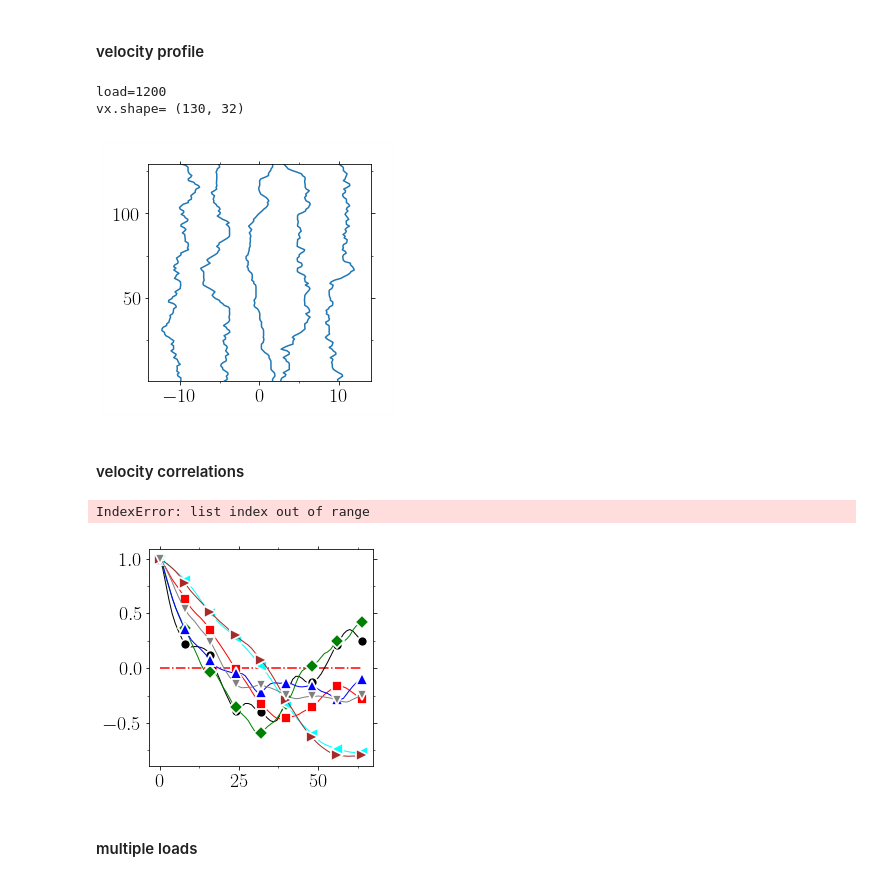
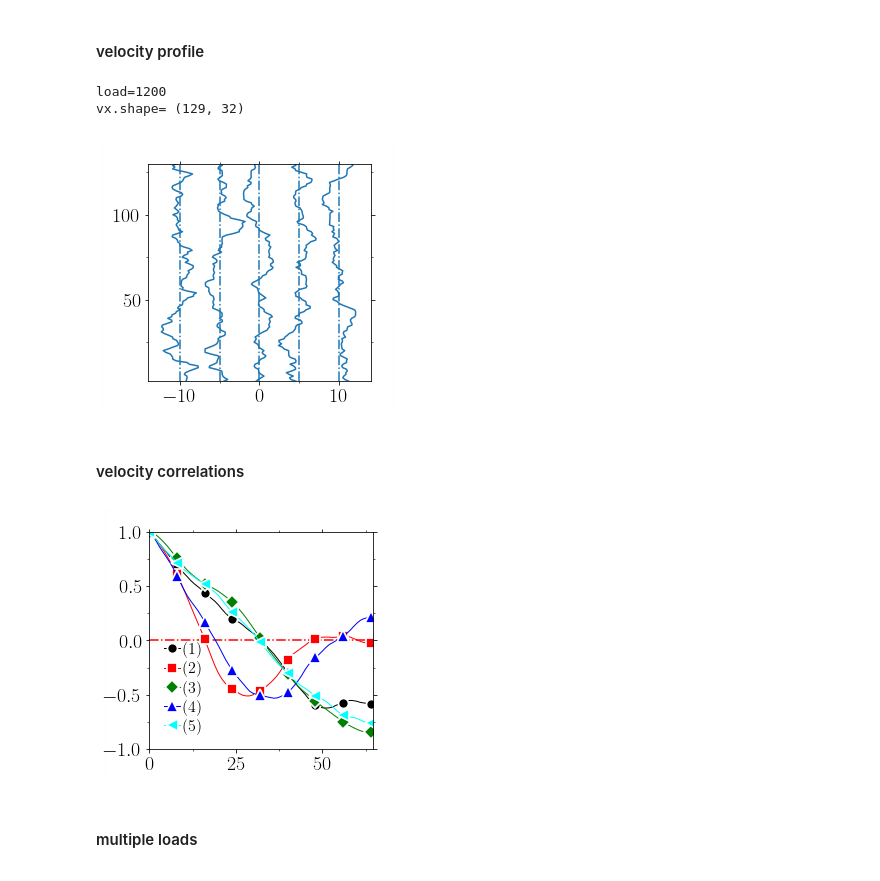
Before and after one commit to kkarimi62/HeaDef, a Jupyter notebook: postprocess/pressFluc2nd.ipynb, the cells around one changed output. Drawn from its saved outputs; the diff is of its cells as text; code cells hidden in the pictures.

```diff
--- a/postprocess/pressFluc2nd.ipynb
+++ b/postprocess/pressFluc2nd.ipynb
@@ -3042,7 +3042,7 @@ v.shape= (1, 130)
 ### Plot
 #### mean velocity
 # %%
-indxx=0 #--- rss
+indxx=1 #--- csa, rss
 dislocation_id = 1
 # %%
 if eval(confParser['flags']['DislocAnl']) and not\
@@ -3162,6 +3162,10 @@ if eval(confParser['flags']['DislocAnl']) and not\
                             ylim=(np.min(r),np.max(r)),
                             xlim=(-14,14),
                             ),zip(vx.T[timei:timef:3],range(5))))
+    list(map(lambda x:PltErr([5*(x-2),5*(x-2)],[np.min(r),np.max(r)],ax=ax0,
+                             attrs={'fmt':'-.','color':'C0'},
+                             Plot=False,
+                            ),range(5)))
 
     utl.PltErr(None,None,ax=ax0,
                marker='o',
@@ -3170,39 +3174,38 @@ if eval(confParser['flags']['DislocAnl']) and not\
       )
 # %% [output]
 load=1200
-vx.shape= (130, 32)
+vx.shape= (129, 32)
-[figure, old version]
+[figure, new version]
 # %% [markdown]
 ####  velocity correlations
 # %%
 if eval(confParser['flags']['DislocAnl']) and not\
    eval(confParser['flags']['RemoteMachine']):
     xint = r
 
     #--- plot
     legends = Legends()
     legends.Set(fontsize=16,labelspacing=.2)
 
     ax=utl.PltErr([0,(np.max(r)-np.min(r))/2],[0,0],attrs={'fmt':'-.r'},Plot=False)
 
     #--- correlation
     cvx = np.c_[list(map(lambda x:PltCrltnn(xint,x[0],ax=ax,
                            attrs=symbols.GetAttrs(count=x[1],label=r'$(%s)$'%(x[1]+1),nevery=8,fmt='-'),
                                            )[1].real,
-             zip(vx.T[timei:timef:1],range(500))))]
+             zip(vx.T[timei:timef:3],range(5))))]
     #---save
     utl.PltErr(None,None,ax=ax,
            marker='o',
        DrawFrame=[0.2,0.1,0.15,0.1,0.01],
         title='dislocations/v0_crltn_%s.png'%indxx,
         ylim=(-1,1),
         xlim=(0,(np.max(r)-np.min(r))/2),
         legend=legends.Get(),
           )
     plt.show()
 # %% [output]
-IndexError: list index out of range
-[figure, old version]
+[figure, new version]
 # %% [markdown]
 #### multiple loads
 # %%
```
Also changed, not shown: 1 other file.
